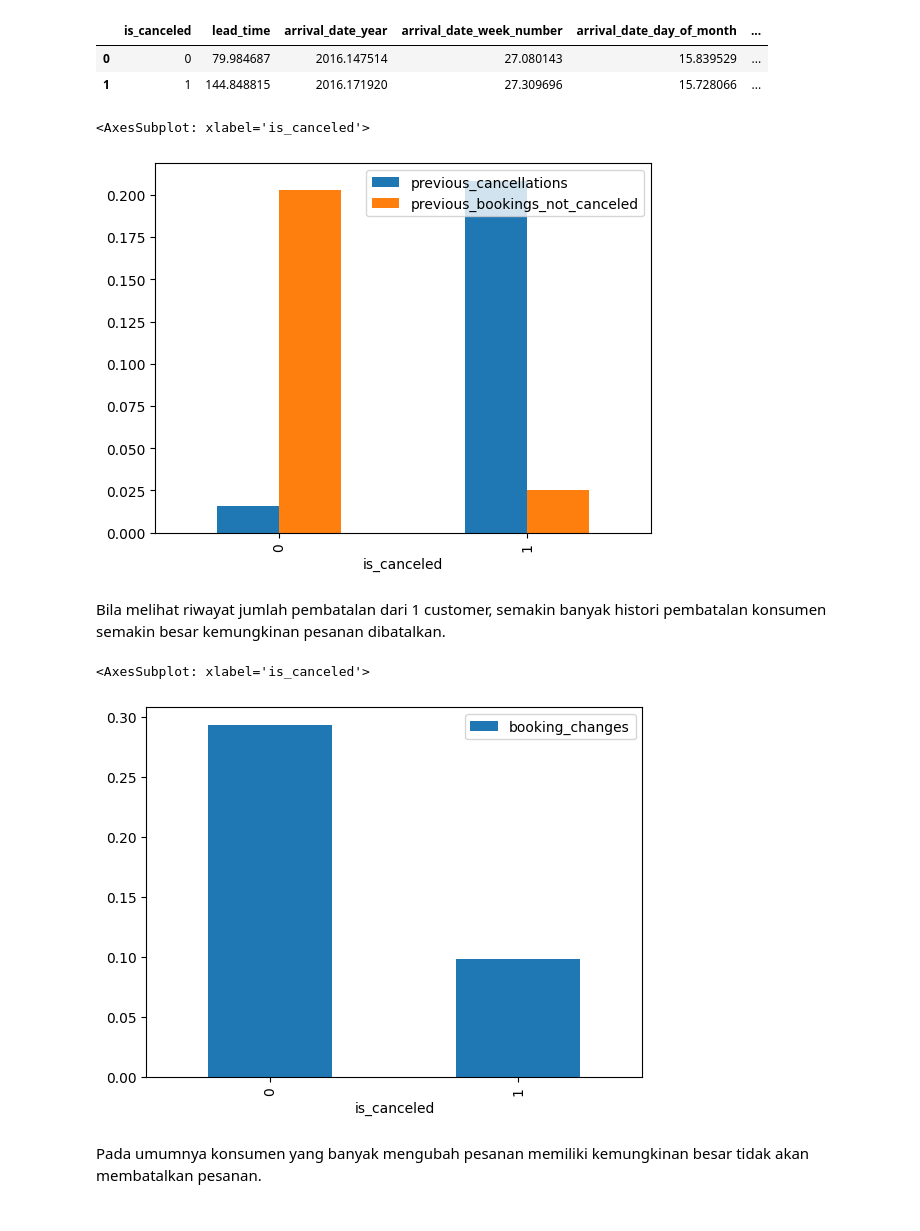
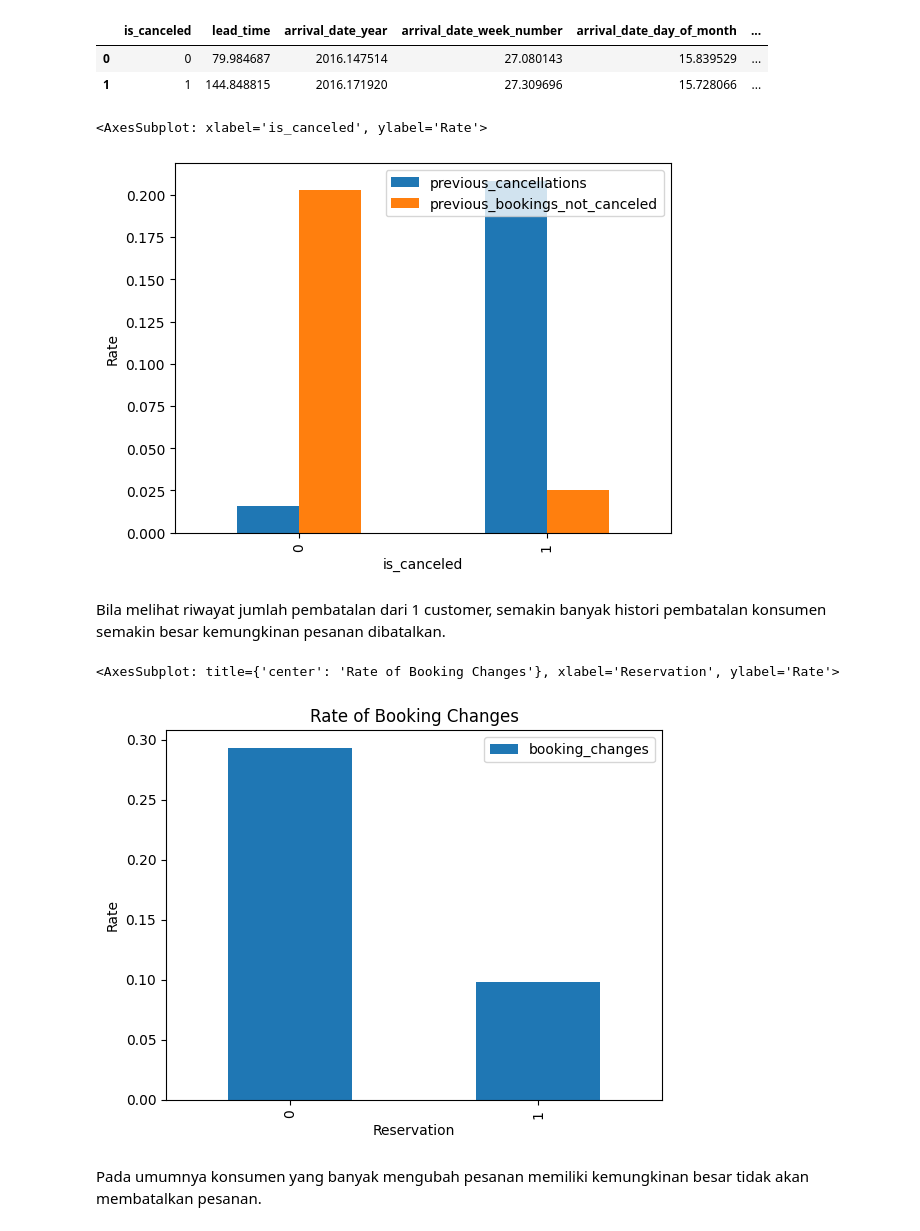
Before and after one commit to ArdiansyahArya/hotel_reservation_prediction, a Jupyter notebook: h8dsft_Milestone2P1_ardiansyah_arya_salvinia.ipynb, the cells around one changed output. Saved outputs shown, nothing was run; the diff lists cells and outputs as text; code cells hidden in the pictures.

```diff
--- a/h8dsft_Milestone2P1_ardiansyah_arya_salvinia.ipynb
+++ b/h8dsft_Milestone2P1_ardiansyah_arya_salvinia.ipynb
@@ -279,17 +318,17 @@ plot
 | 0 | 0 | 79.984687 | 2016.147514 | 27.080143 | 15.839529 | ... |
 | 1 | 1 | 144.848815 | 2016.171920 | 27.309696 | 15.728066 | ... |
 # %%
-plot.plot(x='is_canceled', y=['previous_cancellations','previous_bookings_not_canceled'], kind='bar')
+plot.plot(x='is_canceled', y=['previous_cancellations','previous_bookings_not_canceled'], kind='bar', ylabel='Rate')
 # %% [output]
-<AxesSubplot: xlabel='is_canceled'>
+<AxesSubplot: xlabel='is_canceled', ylabel='Rate'>
-[figure, old version]
+[figure, new version]
 # %% [markdown]
 Bila melihat riwayat jumlah pembatalan dari 1 customer, semakin banyak histori pembatalan konsumen semakin besar kemungkinan pesanan dibatalkan.
 # %%
-plot.plot(x='is_canceled', y=['booking_changes'], kind='bar')
+plot.plot(x='is_canceled', y=['booking_changes'], kind='bar', title='Rate of Booking Changes', ylabel='Rate',xlabel='Reservation')
 # %% [output]
-<AxesSubplot: xlabel='is_canceled'>
+<AxesSubplot: title={'center': 'Rate of Booking Changes'}, xlabel='Reservation', ylabel='Rate'>
-[figure, old version]
+[figure, new version]
 # %% [markdown]
 Pada umumnya konsumen yang banyak mengubah pesanan memiliki kemungkinan besar tidak akan membatalkan pesanan.
 # %%
```
Also changed, not shown: parts of 75 cells of this notebook, 12 other files.
